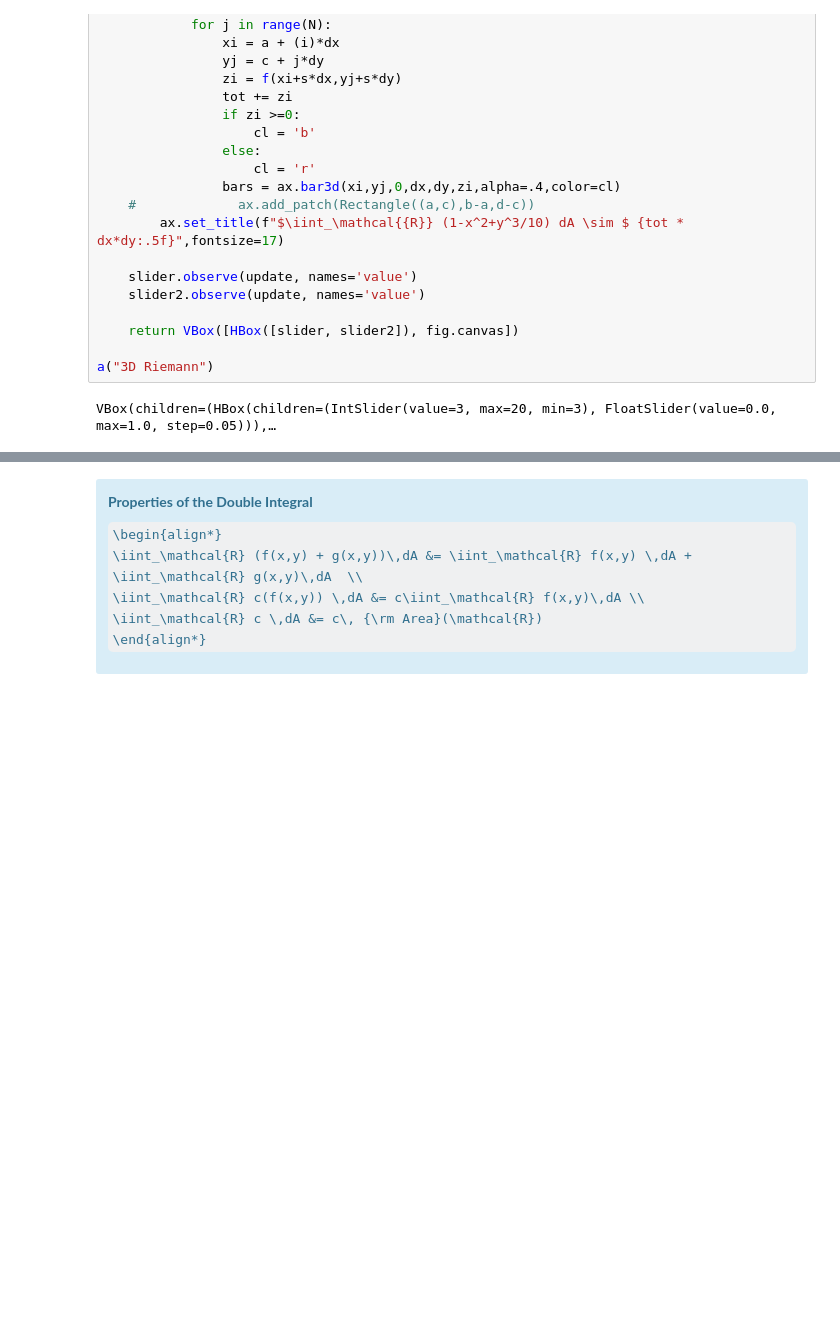
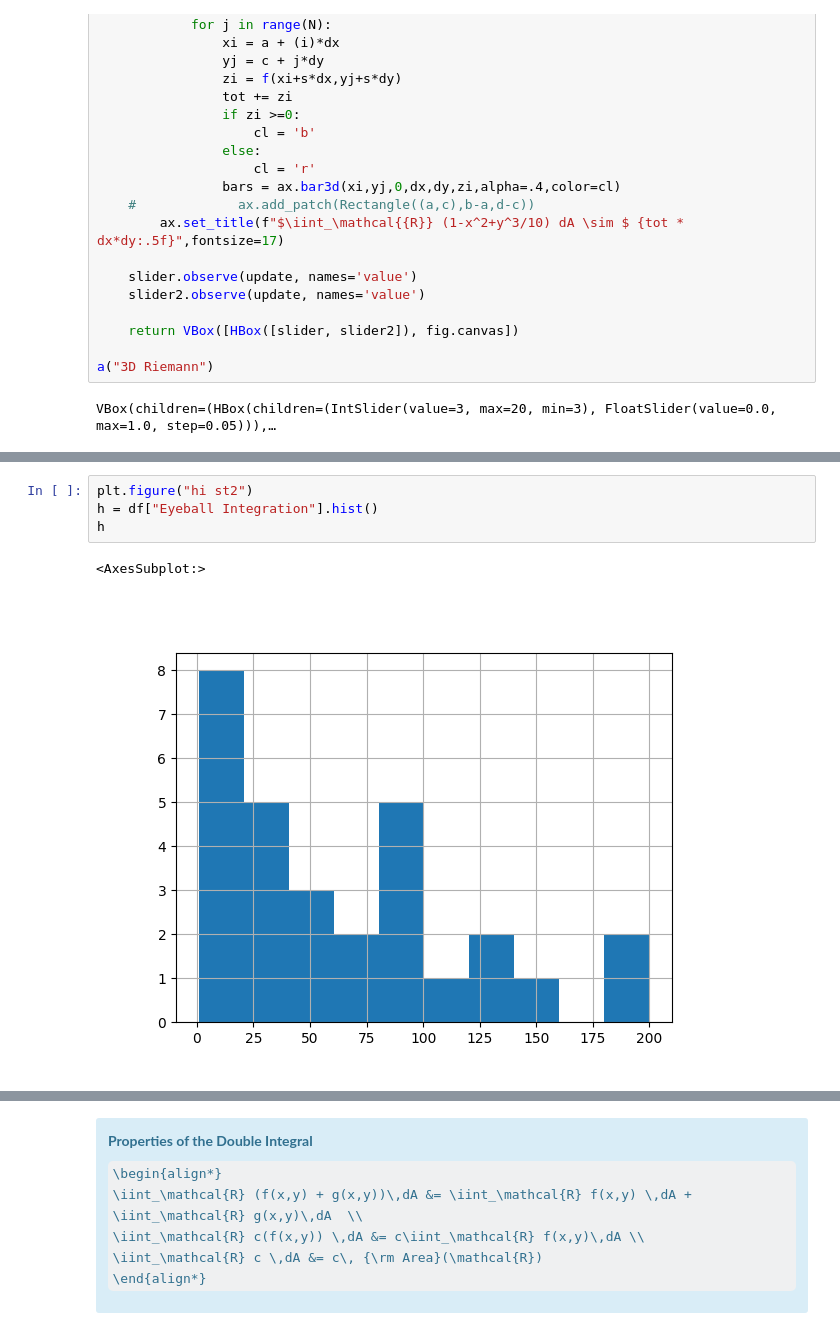
Before and after one commit to drewyoungren/mvc, a Jupyter notebook: lec/mvc-L14.ipynb, the cells around one changed output, grey strips where cells are left out. Saved outputs shown, nothing was run; the diff lists cells and outputs as text; some formulas as TeX source; blank space fills up the shorter version.

```diff
--- a/lec/mvc-L14.ipynb
+++ b/lec/mvc-L14.ipynb
@@ -342,3 +346,10 @@ Name: Eyeball Integration, dtype: object
+# %%
+plt.figure("hi st2")
+h = df["Eyeball Integration"].hist()
+h
+# %% [output]
+<AxesSubplot:>
+[figure, added]
 # %% [markdown]
 <p style="padding-bottom:40%;"> </p>
 # %% [markdown]
```
Also changed, not shown: parts of 6 cells of this notebook, 1 other file.
